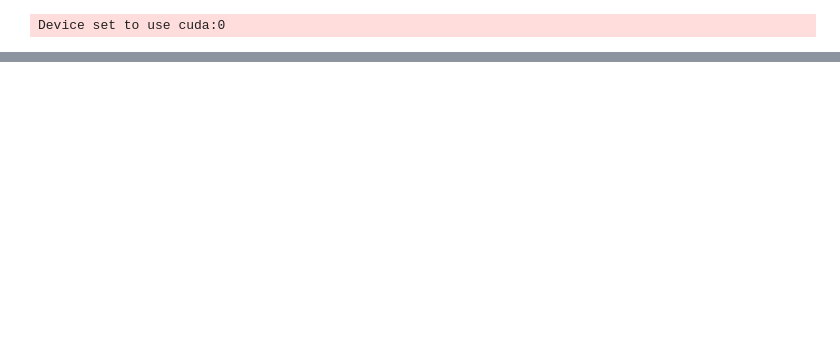
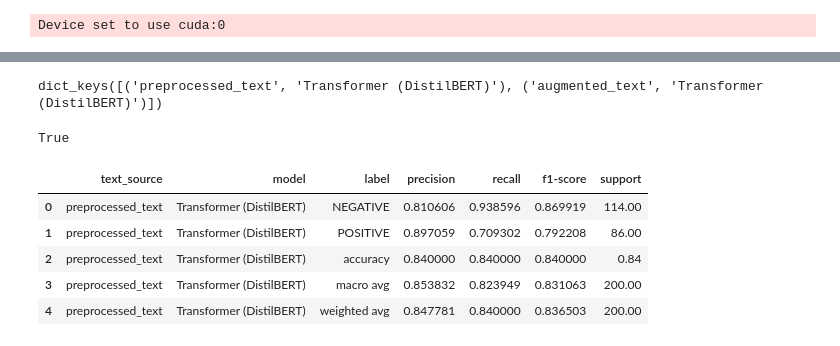
Before and after one commit to DennisDCCH/4021-Information-Retrieval, a Jupyter notebook: sarcasm_detection/sarcasm.ipynb, the cells around one changed output, grey strips where cells are left out. Drawn from its saved outputs; the diff is of its cells as text; code cells hidden in the pictures; blank space fills up the shorter version.

```diff
--- a/sarcasm_detection/sarcasm.ipynb
+++ b/sarcasm_detection/sarcasm.ipynb
@@ -43,0 +661,4 @@ all["sarcasm_score"] = sarcasm_results.apply(lambda x: x["score"])
+# %%
+print(prediction_store.keys())
+# %% [output]
+dict_keys([('preprocessed_text', 'Transformer (DistilBERT)'), ('augmented_text', 'Transformer (DistilBERT)')])
@@ -43,0 +681,7 @@ all["sarcasm_score"] = sarcasm_results.apply(lambda x: x["score"])
+# %%
+gt = df["gt_label"].to_numpy()
+
+# check exact match (order + values)
+np.array_equal(gt, y_test)
+# %% [output]
+True
@@ -43,0 +704,9 @@ all["sarcasm_score"] = sarcasm_results.apply(lambda x: x["score"])
+# %%
+comparison_tables[0]
+# %% [output]
+|  | text_source | model | label | precision | recall | f1-score | support |
+| 0 | preprocessed_text | Transformer (DistilBERT) | NEGATIVE | 0.810606 | 0.938596 | 0.869919 | 114.00 |
+| 1 | preprocessed_text | Transformer (DistilBERT) | POSITIVE | 0.897059 | 0.709302 | 0.792208 | 86.00 |
+| 2 | preprocessed_text | Transformer (DistilBERT) | accuracy | 0.840000 | 0.840000 | 0.840000 | 0.84 |
+| 3 | preprocessed_text | Transformer (DistilBERT) | macro avg | 0.853832 | 0.823949 | 0.831063 | 200.00 |
+| 4 | preprocessed_text | Transformer (DistilBERT) | weighted avg | 0.847781 | 0.840000 | 0.836503 | 200.00 |
```
Also changed, not shown: parts of 30 cells of this notebook, 5 other files.
